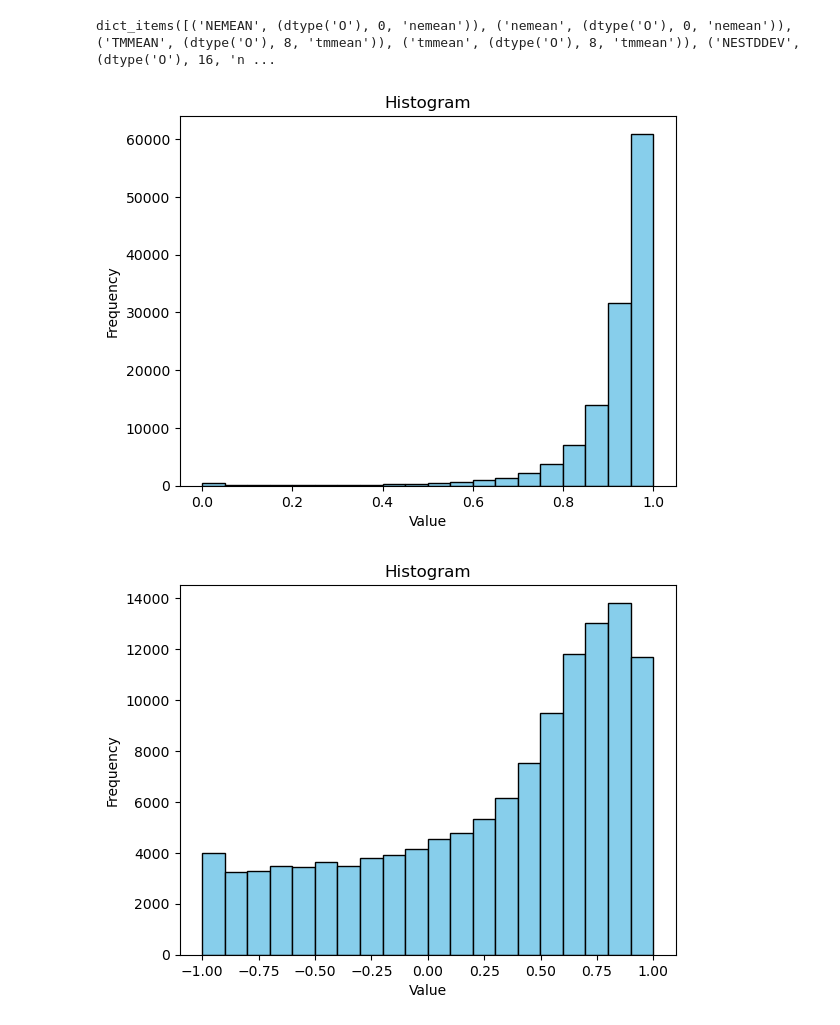
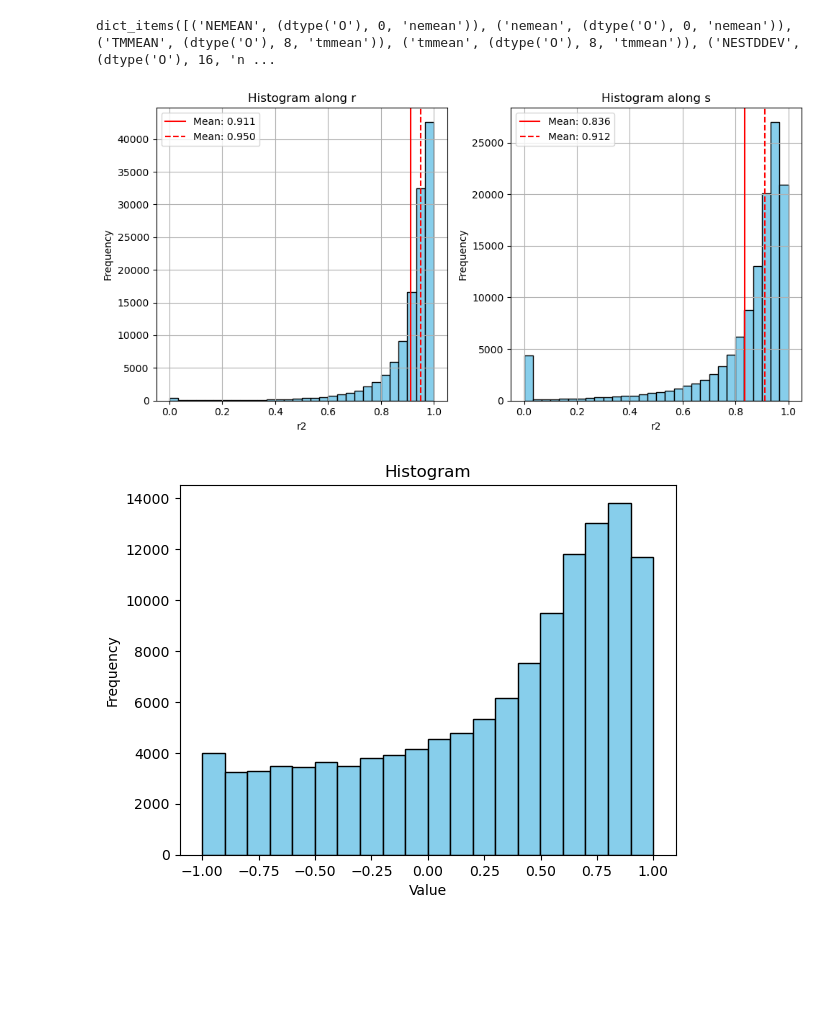
Before and after one commit to dlloveras/python_projects, a Jupyter notebook: kink_modes/test_kink_waves.ipynb, the cells around one changed output. Cells and saved outputs as stored; diff of their text form; code cells hidden in the pictures; blank space fills up the shorter version.

```diff
--- a/kink_modes/test_kink_waves.ipynb
+++ b/kink_modes/test_kink_waves.ipynb
@@ -24,10 +26,12 @@ long_s     = asd[0].long_s.tolist()
 pearson_n  = asd[0].pearson_n.tolist()
 nebasal    = asd[0].nebasal.tolist()
 r2n        = asd[0].r2n.tolist()
+r2n_s      = asd[0].r2n_s.tolist()
 pearson_t  = asd[0].pearson_t.tolist()
 long_tot   = asd[0].long_tot.tolist()
 opclstat   = asd[0].opclstat.tolist()
 footlat    = asd[0].footlat.tolist()
+footlon    = asd[0].footlon.tolist()
 # %%
 #Create a list corresponding to zda, to be use in filters
 zda=list(np.where(np.array(nebasal)>-500)[0])
@@ -38,29 +42,60 @@ long_s_clean     = [long_s[qwe] for qwe in zda]
 lambda_n_clean   = [lambda_n[qwe] for qwe in zda]
 lambda_n_s_clean = [lambda_n_s[qwe] for qwe in zda]
 r2n_clean        = [r2n[qwe] for qwe in zda]
+r2n_s_clean      = [r2n_s[qwe] for qwe in zda]
 pearson_n_clean  = [pearson_n[qwe] for qwe in zda]
 gradt_clean      = [gradt[qwe] for qwe in zda]
 pearson_t_clean  = [pearson_t[qwe] for qwe in zda]
 long_tot_clean   = [long_tot[qwe] for qwe in zda]
 opclstat_clean   = [opclstat[qwe] for qwe in zda]
-footlat_clean    = [footlat[qwe] for qwe in zda]
 lambda_n_s_clean = [lambda_n_s[qwe] for qwe in zda]
 ne0_s_clean      = [ne0_s[qwe] for qwe in zda]
+footlat_clean    = [footlat[qwe] for qwe in zda]
+footlon_clean    = [footlon[qwe] for qwe in zda]
-# %%
-#Histogram of Ne fit. R2N
-min_value = 0
-max_value = 1
-constrained_data = np.clip(r2n_clean, min_value, max_value)
-plt.hist(constrained_data, bins=20, color='skyblue', edgecolor='black')
-#plt.xlim(-3, 3)
-# Add labels and title
-plt.xlabel('Value')
-plt.ylabel('Frequency')
-plt.title('Histogram')
-# Show the plot
-plt.show()
-# %% [output]
-[figure, removed]
+# %%
+#Histogram of Ne fit. R2N
+min_value = 0
+max_value = 1
+constrained_data_r = np.clip(r2n_clean, min_value, max_value)
+constrained_data_s = np.clip(r2n_s_clean, min_value, max_value)
+#plt.hist(constrained_data, bins=20, color='skyblue', edgecolor='black')
+#plt.xlim(-3, 3)
+# Add labels and title
+#plt.xlabel('Value')
+#plt.ylabel('Frequency')
+#plt.title('Histogram')
+# Show the plot
+#plt.show()
+
+
+
+fig, (ax1, ax2) = plt.subplots(1, 2, figsize=(10, 5))
+ax1.hist(constrained_data_r, bins=30, color='skyblue', edgecolor='black')
+mean_value   = np.mean(constrained_data_r)
+median_value = np.median(constrained_data_r)
+ax1.axvline(mean_value,   color='r', linestyle='-',  label=f'Mean: {mean_value:.3f}')
+ax1.axvline(median_value, color='r', linestyle='--', label=f'Mean: {median_value:.3f}')
+ax1.set_xlabel('r2')
+ax1.set_ylabel('Frequency')
+ax1.set_title('Histogram along r')
+ax1.legend()
+ax1.grid(True)  # Add a grid for better readability
+
+ax2.hist(constrained_data_s, bins=30, color='skyblue', edgecolor='black')
+mean_value   = np.mean(constrained_data_s)
+median_value = np.median(constrained_data_s)
+ax2.axvline(mean_value,   color='r', linestyle='-',  label=f'Mean: {mean_value:.3f}')
+ax2.axvline(median_value, color='r', linestyle='--', label=f'Mean: {median_value:.3f}')
+ax2.set_xlabel('r2')
+ax2.set_ylabel('Frequency')
+ax2.set_title('Histogram along s')
+ax2.grid(True)
+ax2.legend()
+
+plt.tight_layout()
+plt.show()
+# %% [output]
+[figure, added]
 # %%
 #pearson T
 min_value = -1
```
Also changed, not shown: parts of 9 cells of this notebook.
